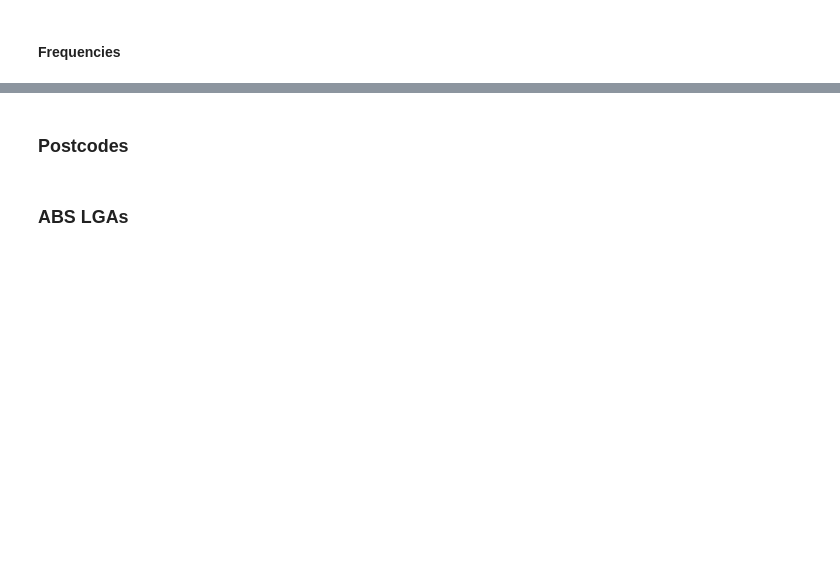
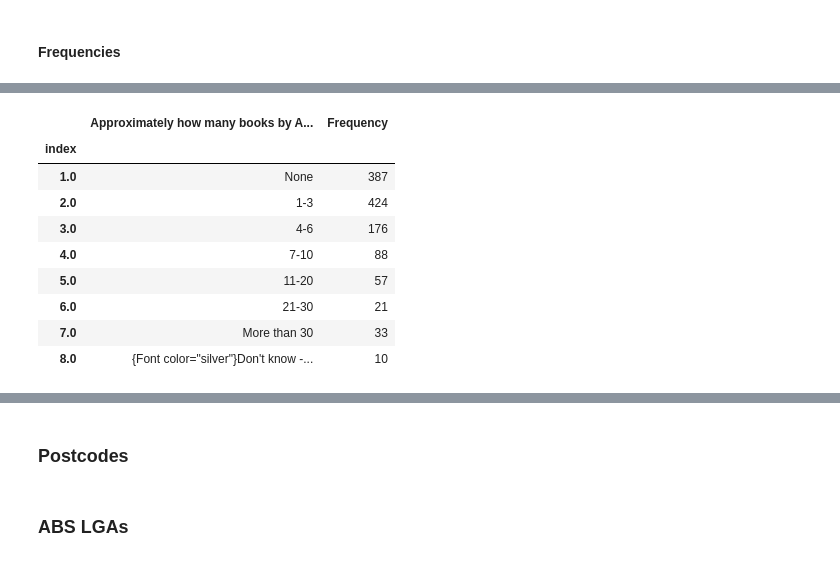
Before and after one commit to liammagee/data-analytics, a Jupyter notebook: ACF.ipynb, the cells around one changed output, grey strips where cells are left out. Saved outputs shown, nothing was run; the diff lists cells and outputs as text; code cells hidden in the pictures; blank space fills up the shorter version.

```diff
--- a/ACF.ipynb
+++ b/ACF.ipynb
@@ -143,3 +209,14 @@ common.freq_table('Q37')
 # %%
-common.freq_table('Q49')
+ds.freq_table('Q49')
+# %% [output]
+|  | Approximately how many books by A... | Frequency |
+| index |  |  |
+| 1.0 | None | 387 |
+| 2.0 | 1-3 | 424 |
+| 3.0 | 4-6 | 176 |
+| 4.0 | 7-10 | 88 |
+| 5.0 | 11-20 | 57 |
+| 6.0 | 21-30 | 21 |
+| 7.0 | More than 30 | 33 |
+| 8.0 | {Font color="silver"}Don't know -... | 10 |
 # %%
```
Also changed, not shown: parts of 47 cells of this notebook, 3 other files.
